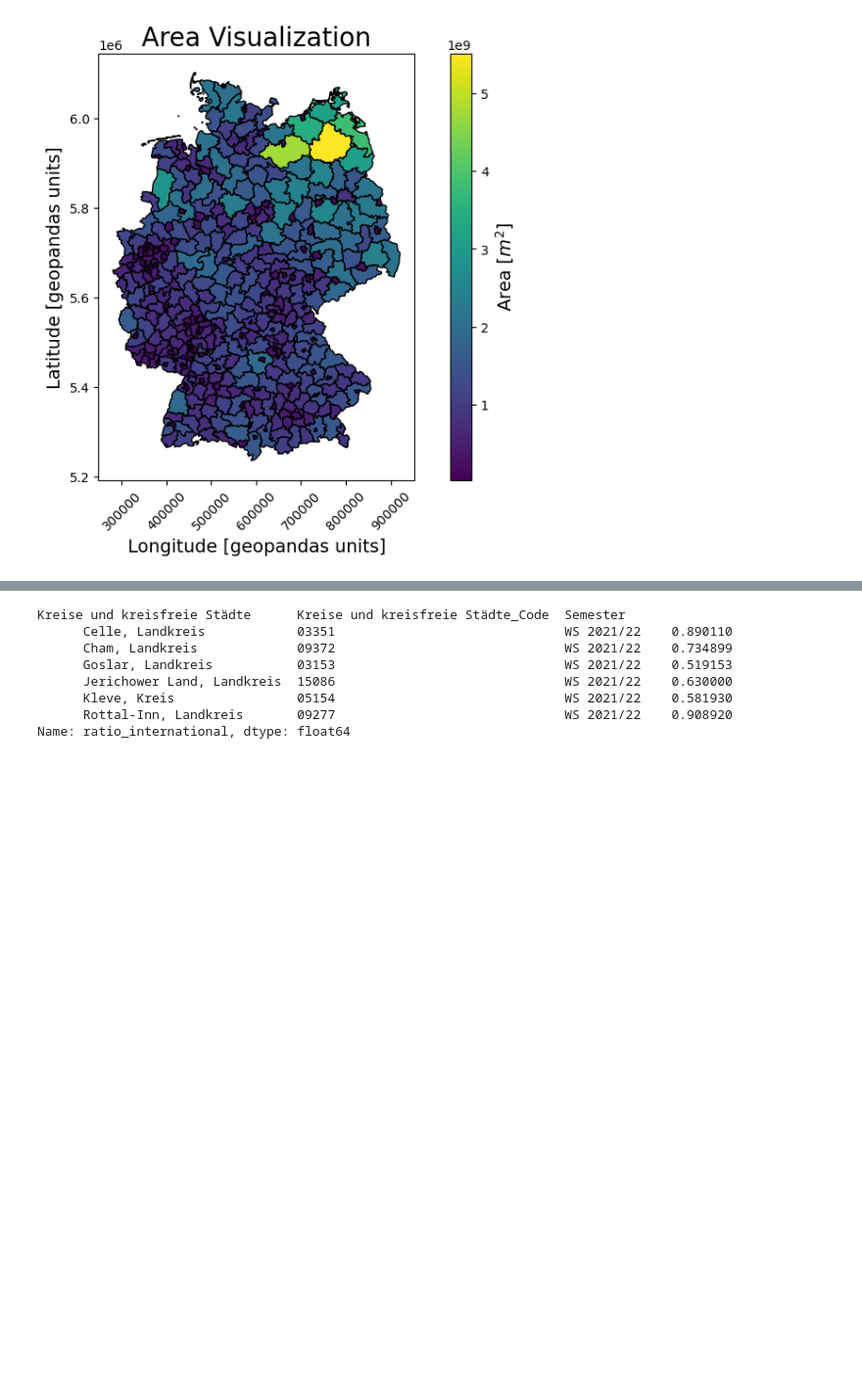
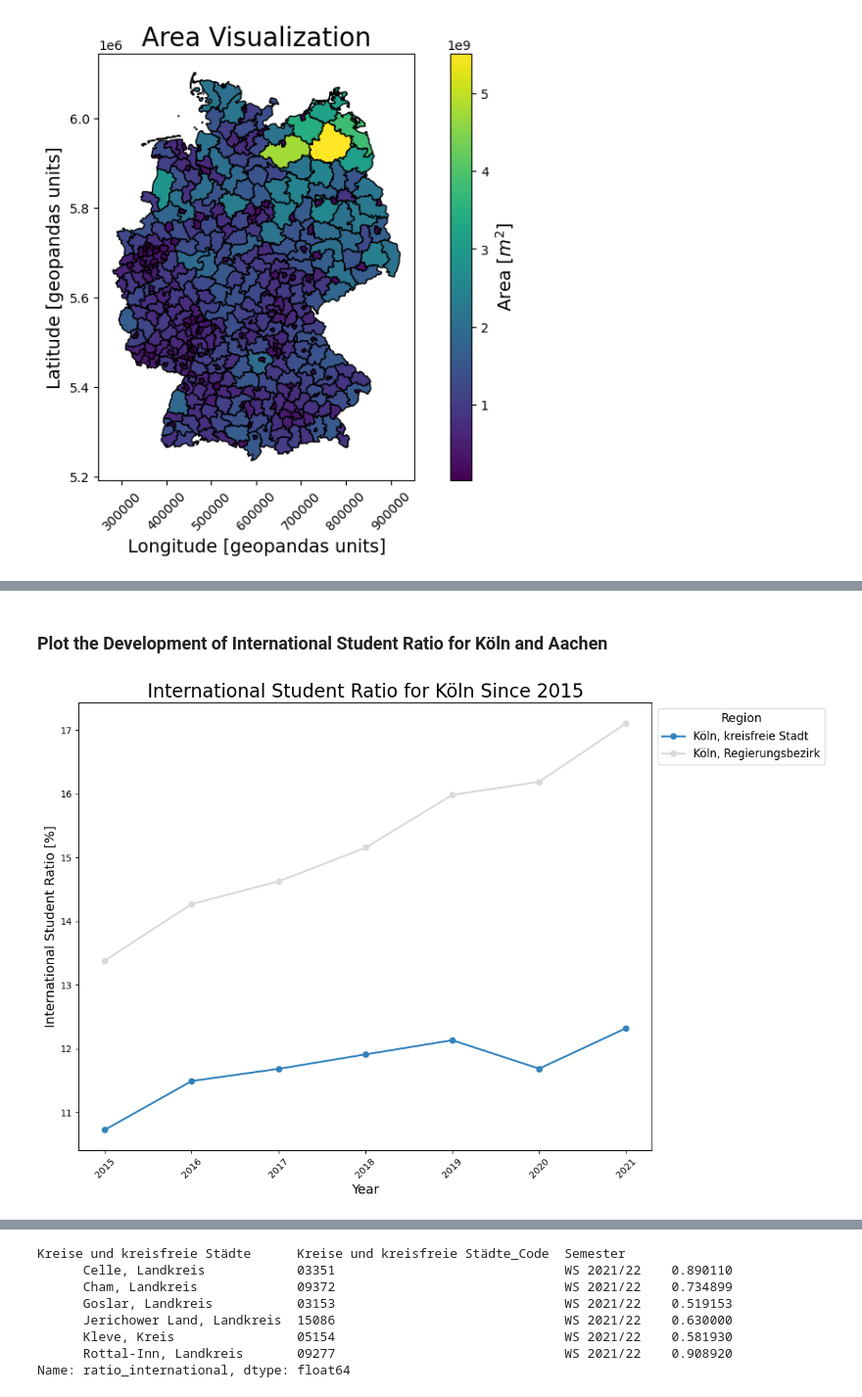
Before and after one commit to CorrelAid/pystatis, a Jupyter notebook: nb/02_Geo_visualization_example.ipynb, the cells around one changed output, grey strips where cells are left out. Shown at 98% size. Drawn from its saved outputs; the diff is of its cells as text; code cells hidden in the pictures; blank space fills up the shorter version.

```diff
--- a/nb/02_Geo_visualization_example.ipynb
+++ b/nb/02_Geo_visualization_example.ipynb
@@ -337,7 +349,0 @@ AttributeError: 'GeoDataFrame' object has no attribute 'AGS'
-# %%
-students.data.loc[students.data["Kreise und kreisfreie Städte_Code"] == "11", "Kreise und kreisfreie Städte_Code"] = (
-    "11000"
-)
-students.data.loc[students.data["Kreise und kreisfreie Städte_Code"] == "02", "Kreise und kreisfreie Städte_Code"] = (
-    "02000"
-)
@@ -493,0 +398,12 @@ Likely, the missings would need to be treated with more care. The outliers are d
+# %%
+# create a DataFrame with the ratio of international students
+ratio_international = pd.DataFrame(ratio_international)
+# add the year as a column
+ratio_international["year"] = [int(semester[3:7]) for semester in ratio_international.index.get_level_values(2)]
+# reset the index and sort the values in a time series manner
+ratio_international = ratio_international.reset_index()
+ratio_international = ratio_international.sort_values(["Kreise und kreisfreie Städte", "year"])
+# remove leading whitespaces
+ratio_international["Kreise und kreisfreie Städte"] = ratio_international["Kreise und kreisfreie Städte"].str.strip()
+
+ratio_international.query("`Kreise und kreisfreie Städte` == 'Köln, kreisfreie Stadt'")
@@ -493,0 +419,39 @@ Likely, the missings would need to be treated with more care. The outliers are d
+# %% [markdown]
+### Plot the Development of International Student Ratio for Köln and Aachen
+# %%
+# define figure
+fig, ax = plt.subplots(figsize=(12, 8))
+# define the regions (Kreise und kreisfreie Städte)
+regions = [
+    "Köln, kreisfreie Stadt",
+    "Köln, Regierungsbezirk",
+]
+
+# define the colormap
+cmap = plt.get_cmap("tab20c")
+# henerate a color sequence based on the number of regions
+colors = cmap(np.linspace(0, 1, len(regions)))
+
+for i, region in enumerate(regions):
+    plt.plot(
+        ratio_international[ratio_international["Kreise und kreisfreie Städte"] == region].year,
+        ratio_international[ratio_international["Kreise und kreisfreie Städte"] == region].ratio_international,
+        label=region,
+        marker="o",
+        linewidth=2,
+        color=colors[i],
+    )
+
+# add titles and labels
+ax.set_title("International Student Ratio for Köln Since 2015", fontsize=20)
+ax.set_xlabel("Year", fontsize=14)
+ax.set_ylabel("International Student Ratio [%]", fontsize=14)
+
+# enhance the legend
+ax.legend(title="Region", title_fontsize="13", fontsize="12", loc="upper left", bbox_to_anchor=(1, 1))
+plt.xticks(rotation=45)
+
+plt.tight_layout()
+plt.show()
+# %% [output]
+[figure, added]
```
Also changed, not shown: parts of 45 cells of this notebook.
